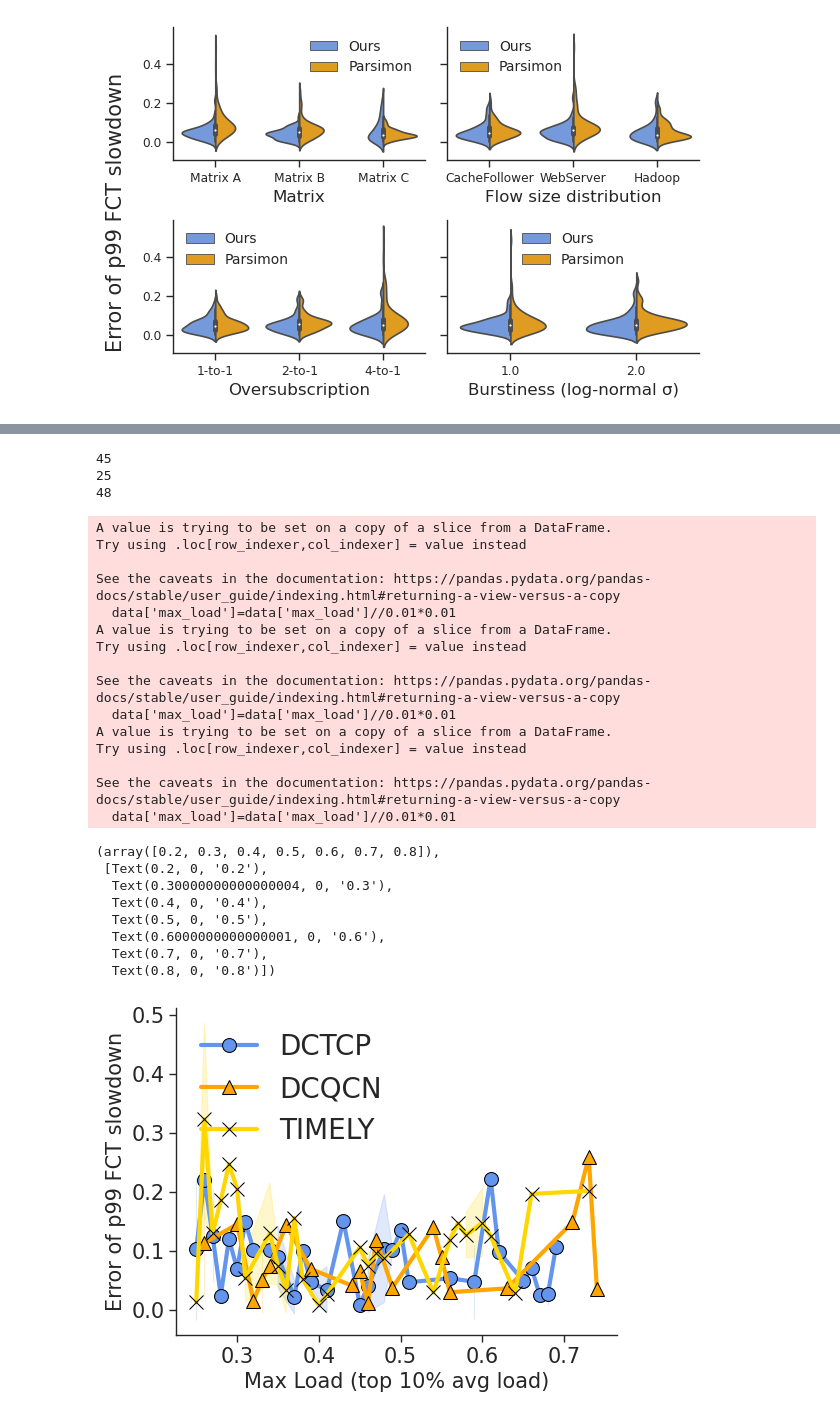
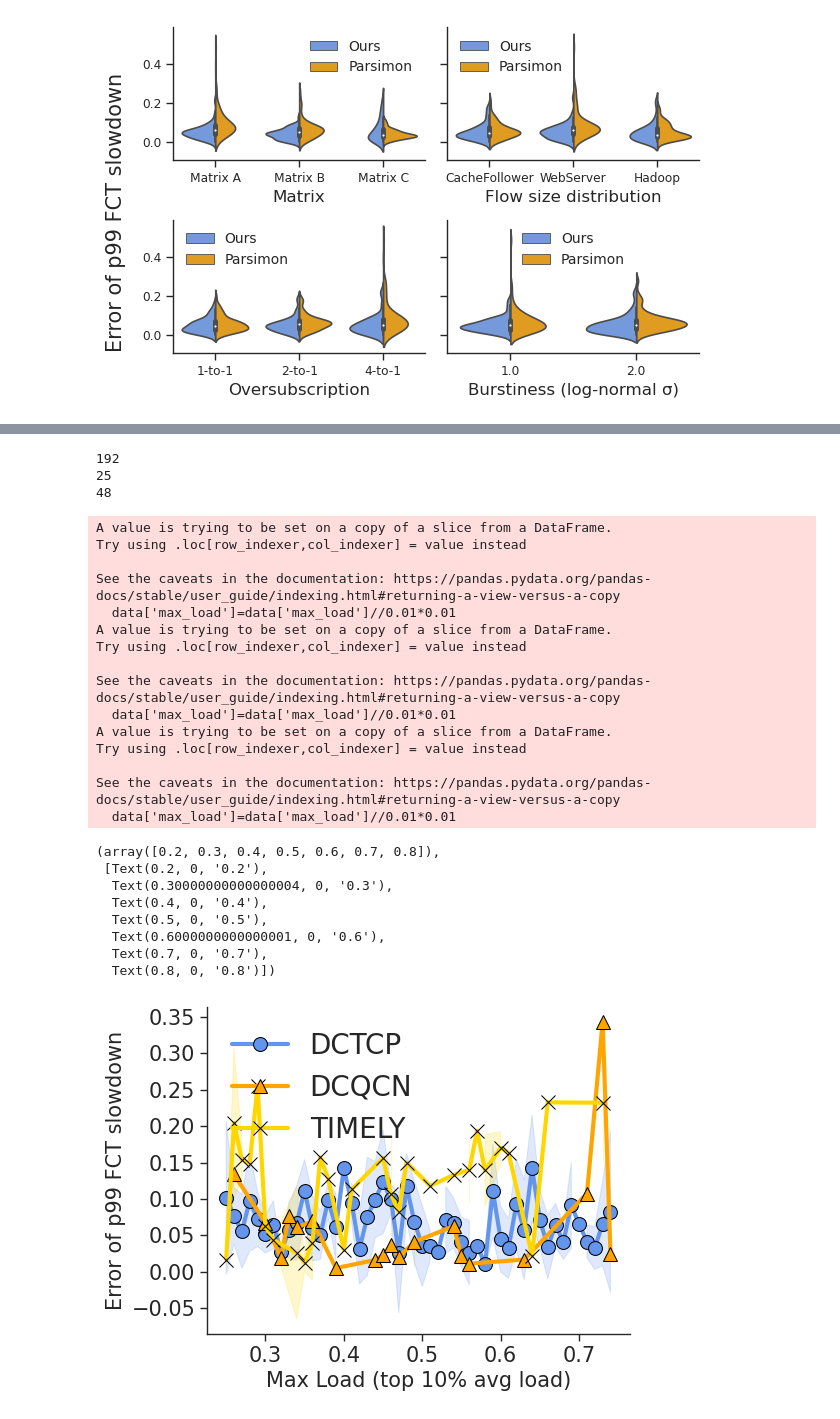
Before and after one commit to uw-polestar/parsimon-eval, a Jupyter notebook: expts/fig_8/analysis/main_sensitivity.ipynb, the cells around one changed output, grey strips where cells are left out. Saved outputs shown, nothing was run; the diff lists cells and outputs as text; code cells hidden in the pictures.

Commit message:
pmn_m_param

```diff
--- a/expts/fig_8/analysis/main_sensitivity.ipynb
+++ b/expts/fig_8/analysis/main_sensitivity.ipynb
@@ -513,7 +513,7 @@ plt.savefig('figs/sensitivity_violin.pdf', bbox_inches='tight')
 # %% [output]
 [figure]
 # %%
-mlsys_dir="mlsys-param_p500_l100_t10"
+mlsys_dir="mlsys-param_e267_p500_l100_t1"
 save_file=f'./gen_{mlsys_dir}_nosamp.npz'
 data=np.load(save_file)
 tmp=data['res_final']
@@ -543,13 +543,15 @@ for mix_id in range(len(mixes)):
         tmp=[load,cc]
         tmp.extend(error_abs[mix_id])
         window=int(mix_param['window'])
+        if window==7000 or window==23000: continue
         tmp.append(window)
         res_k.append(tmp)
 res_k=np.array(res_k)
 print("res_k:", res_k.shape)
 
-mlsys_dir="mlsys_all_p500_l100_t10"
+mlsys_dir="mlsys_e267_p500_l100_t1"
 save_file=f'./gen_{mlsys_dir}_nosamp.npz'
+# save_file=f'./gen_mlsys_0129/gen_mlsys_final_reprod_v1_p500_l100_t10_nosamp.npz'
 data=np.load(save_file)
 tmp=data['res_final']
 n_flows_in_f_list_final=data['n_flows_in_f_list_final']
@@ -574,4 +576,19 @@ column_names.append('window')
 data_frame_k = pd.DataFrame(res_k, columns=column_names)
 
 print(data_frame_cc.shape,data_frame_k.shape)
+data_frame_cc['max_load']=data_frame_cc['max_load'].astype(float)
+data_frame_k['max_load']=data_frame_k['max_load'].astype(float)
+data_frame_k['window']=data_frame_k['window'].astype(int)
+data_frame_cc['cc']=data_frame_cc['cc'].astype(str)
+data_frame_k['cc']=data_frame_k['cc'].astype(str)
+data_frame_cc['error_0']=data_frame_cc['error_0'].astype(float)
+data_frame_cc['error_1']=data_frame_cc['error_1'].astype(float)
+data_frame_cc['error_2']=data_frame_cc['error_2'].astype(float)
+data_frame_cc['error_3']=data_frame_cc['error_3'].astype(float)
+data_frame_cc['error_4']=data_frame_cc['error_4'].astype(float)
+data_frame_k['error_0']=data_frame_k['error_0'].astype(float)
+data_frame_k['error_1']=data_frame_k['error_1'].astype(float)
+data_frame_k['error_2']=data_frame_k['error_2'].astype(float)
+data_frame_k['error_3']=data_frame_k['error_3'].astype(float)
+data_frame_k['error_4']=data_frame_k['error_4'].astype(float)
 # %% [output]
@@ -586,14 +633,13 @@ ax.tick_params(axis="y", direction="in")
 ax.tick_params(axis="x", direction="in")
 
 for i,each in enumerate(column_list):
-    data=data_frame[data_frame['cc']==each]
-    data['pct'] = data['error'].rank(pct=True)
-    print(data)
-    ax=sns.lineplot(data = data, x = 'error', y = 'pct', color = color_list[i], errorbar=None, ax=ax,linewidth=3,)
+    data=data_frame_cc[data_frame_cc['cc']==each]
+    data['pct'] = data['error_0'].rank(pct=True)
+    ax=sns.lineplot(data = data, x = 'error_0', y = 'pct', color = color_list[i], errorbar=None, ax=ax,linewidth=3,)
 
     # handles = ax.get_legend().get_lines()
     # ax.get_legend().remove()
-    print(f"{each}: median: {np.median(data['error'])}\n 90%: {np.percentile(data['error'], 90)}\n max: {np.max(data['error'])}")
+    print(f"{each}: median: {np.median(data['error_0'])}\n 90%: {np.percentile(data['error_0'], 90)}\n max: {np.max(data['error_0'])}")
 
 labels=['DCTCP','DCQCN','TIMELY']
 # XXX: This is a dirty hack. Look carefully at the labels!
@@ -658,10 +698,10 @@ fig, axs = plt.subplots(nrows=1, ncols=1, figsize=(5.2, 4.0), sharex=True)
 labels=['DCTCP','DCQCN','TIMELY']
 
 for i,each in enumerate(column_list):
-    data=data_frame[data_frame['cc']==each]
+    data=data_frame_cc[data_frame_cc['cc']==each]
     print(len(data))
     data['max_load']=data['max_load']//0.01*0.01
-    ax = sns.lineplot(data=data, x='max_load', y='error', color=color_list[i], ax=axs, marker=markertype_list[i], label=labels[i], errorbar='sd', estimator='median', lw=3,markeredgecolor='black',markersize=10)
+    ax = sns.lineplot(data=data, x='max_load', y='error_0', color=color_list[i], ax=axs, marker=markertype_list[i], label=labels[i], errorbar='sd', estimator='median', lw=3,markeredgecolor='black',markersize=10)
 
 # XXX: This is a dirty hack. Look carefully at the labels!
 # fig.legend(loc='upper right', frameon=False, ncol=1)
@@ -672,32 +712,32 @@ plt.xlabel('Max Load (top 10% avg load)',fontsize=_fontsize)
 plt.ylabel('Error of p99 FCT slowdown',fontsize=_fontsize)
 plt.yticks(fontsize=_fontsize)
 plt.xticks(fontsize=_fontsize)
 # plt.savefig('figs/sensitivity_error_over_load.pdf', bbox_inches='tight')
 # %% [output]
-45
+192
 25
 48
 A value is trying to be set on a copy of a slice from a DataFrame.
 Try using .loc[row_indexer,col_indexer] = value instead
 
 See the caveats in the documentation: https://pandas.pydata.org/pandas-docs/stable/user_guide/indexing.html#returning-a-view-versus-a-copy
   data['max_load']=data['max_load']//0.01*0.01
 A value is trying to be set on a copy of a slice from a DataFrame.
 Try using .loc[row_indexer,col_indexer] = value instead
 
 See the caveats in the documentation: https://pandas.pydata.org/pandas-docs/stable/user_guide/indexing.html#returning-a-view-versus-a-copy
   data['max_load']=data['max_load']//0.01*0.01
 A value is trying to be set on a copy of a slice from a DataFrame.
 Try using .loc[row_indexer,col_indexer] = value instead
 
 See the caveats in the documentation: https://pandas.pydata.org/pandas-docs/stable/user_guide/indexing.html#returning-a-view-versus-a-copy
   data['max_load']=data['max_load']//0.01*0.01
 (array([0.2, 0.3, 0.4, 0.5, 0.6, 0.7, 0.8]),
  [Text(0.2, 0, '0.2'),
   Text(0.30000000000000004, 0, '0.3'),
   Text(0.4, 0, '0.4'),
   Text(0.5, 0, '0.5'),
   Text(0.6000000000000001, 0, '0.6'),
   Text(0.7, 0, '0.7'),
   Text(0.8, 0, '0.8')])
-[figure, old version]
+[figure, new version]
```
Also changed, not shown: parts of 5 cells of this notebook, 51 other files.
